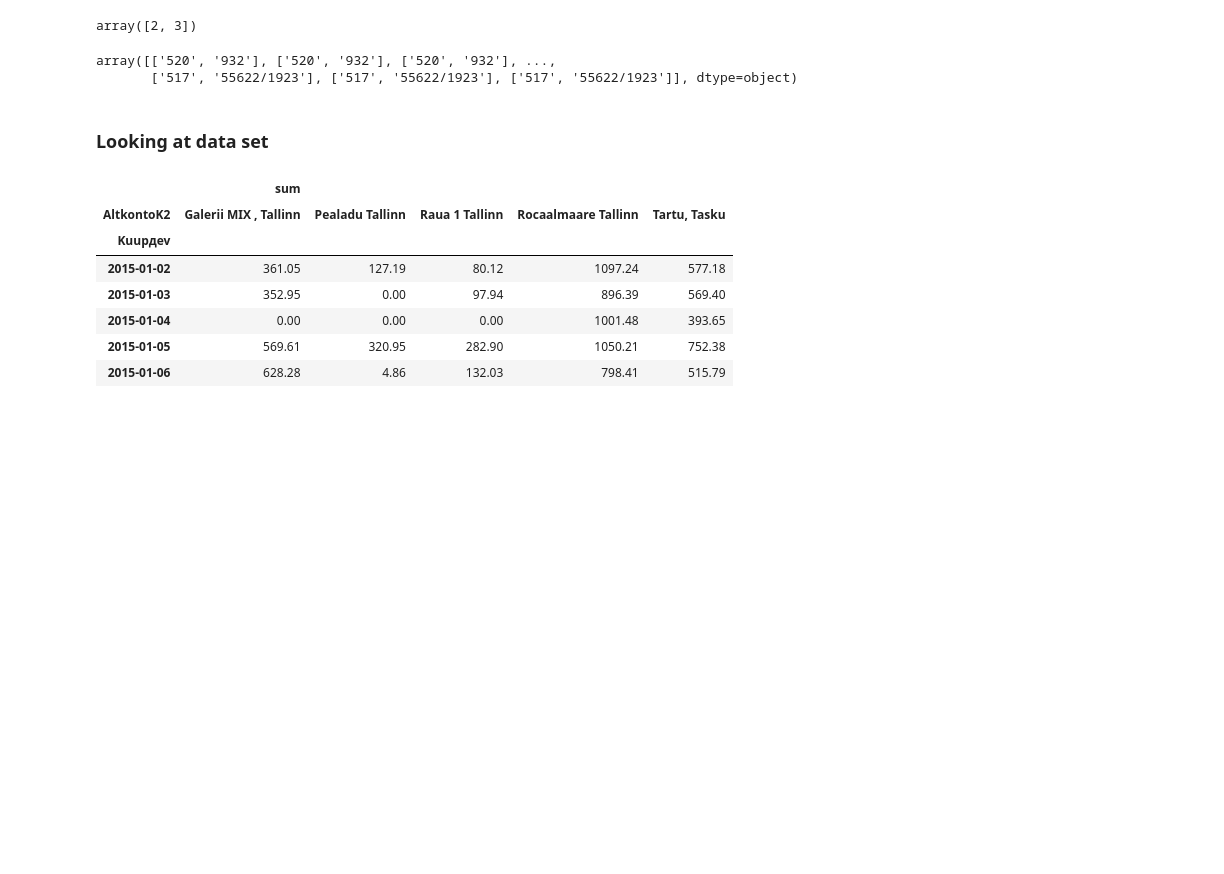
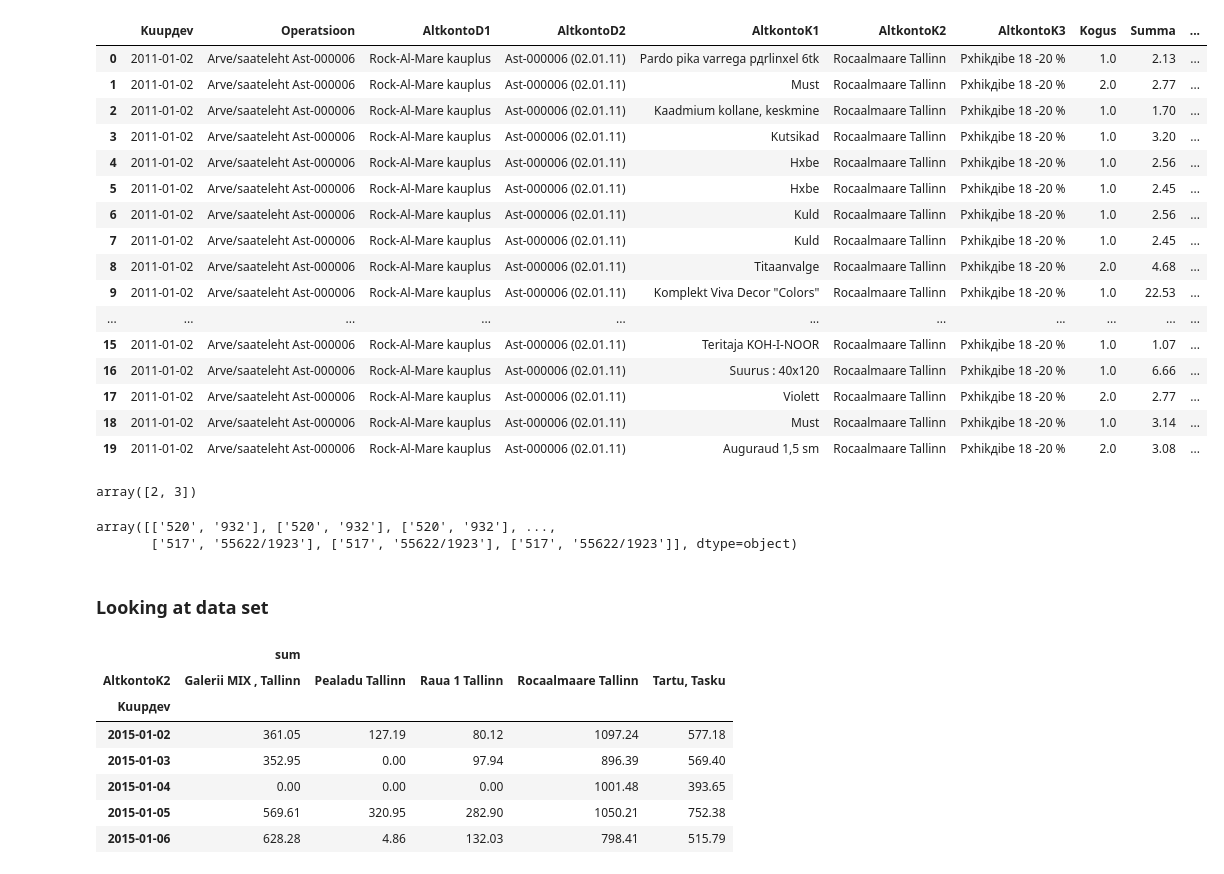
Before and after one commit to DIVIGL1/McGit, a Jupyter notebook: DataGame/HV_first-proba_v1.ipynb, the cells around one changed output. Drawn from its saved outputs; the diff is of its cells as text; code cells hidden in the pictures; blank space fills up the shorter version.

```diff
--- a/DataGame/HV_first-proba_v1.ipynb
+++ b/DataGame/HV_first-proba_v1.ipynb
@@ -61,5 +79,23 @@ df_structure
 # %%
-df.head(5)
+df.head(20)
+# %% [output]
+|  | Kuupдev | Operatsioon | AltkontoD1 | AltkontoD2 | AltkontoK1 | AltkontoK2 | AltkontoK3 | Kogus | Summa | ... |
+| 0 | 2011-01-02 | Arve/saateleht Ast-000006 | Rock-Al-Mare kauplus | Ast-000006 (02.01.11) | Pardo pika varrega pдrlinхel 6tk | Rocaalmaare Tallinn | Pхhikдibe 18 -20 % | 1.0 | 2.13 | ... |
+| 1 | 2011-01-02 | Arve/saateleht Ast-000006 | Rock-Al-Mare kauplus | Ast-000006 (02.01.11) | Must | Rocaalmaare Tallinn | Pхhikдibe 18 -20 % | 2.0 | 2.77 | ... |
+| 2 | 2011-01-02 | Arve/saateleht Ast-000006 | Rock-Al-Mare kauplus | Ast-000006 (02.01.11) | Kaadmium kollane, keskmine | Rocaalmaare Tallinn | Pхhikдibe 18 -20 % | 1.0 | 1.70 | ... |
+| 3 | 2011-01-02 | Arve/saateleht Ast-000006 | Rock-Al-Mare kauplus | Ast-000006 (02.01.11) | Kutsikad | Rocaalmaare Tallinn | Pхhikдibe 18 -20 % | 1.0 | 3.20 | ... |
+| 4 | 2011-01-02 | Arve/saateleht Ast-000006 | Rock-Al-Mare kauplus | Ast-000006 (02.01.11) | Hхbe | Rocaalmaare Tallinn | Pхhikдibe 18 -20 % | 1.0 | 2.56 | ... |
+| 5 | 2011-01-02 | Arve/saateleht Ast-000006 | Rock-Al-Mare kauplus | Ast-000006 (02.01.11) | Hхbe | Rocaalmaare Tallinn | Pхhikдibe 18 -20 % | 1.0 | 2.45 | ... |
+| 6 | 2011-01-02 | Arve/saateleht Ast-000006 | Rock-Al-Mare kauplus | Ast-000006 (02.01.11) | Kuld | Rocaalmaare Tallinn | Pхhikдibe 18 -20 % | 1.0 | 2.56 | ... |
+| 7 | 2011-01-02 | Arve/saateleht Ast-000006 | Rock-Al-Mare kauplus | Ast-000006 (02.01.11) | Kuld | Rocaalmaare Tallinn | Pхhikдibe 18 -20 % | 1.0 | 2.45 | ... |
+| 8 | 2011-01-02 | Arve/saateleht Ast-000006 | Rock-Al-Mare kauplus | Ast-000006 (02.01.11) | Titaanvalge | Rocaalmaare Tallinn | Pхhikдibe 18 -20 % | 2.0 | 4.68 | ... |
+| 9 | 2011-01-02 | Arve/saateleht Ast-000006 | Rock-Al-Mare kauplus | Ast-000006 (02.01.11) | Komplekt Viva Decor "Colors" | Rocaalmaare Tallinn | Pхhikдibe 18 -20 % | 1.0 | 22.53 | ... |
+| ... | ... | ... | ... | ... | ... | ... | ... | ... | ... | ... |
+| 15 | 2011-01-02 | Arve/saateleht Ast-000006 | Rock-Al-Mare kauplus | Ast-000006 (02.01.11) | Teritaja KOH-I-NOOR | Rocaalmaare Tallinn | Pхhikдibe 18 -20 % | 1.0 | 1.07 | ... |
+| 16 | 2011-01-02 | Arve/saateleht Ast-000006 | Rock-Al-Mare kauplus | Ast-000006 (02.01.11) | Suurus : 40x120 | Rocaalmaare Tallinn | Pхhikдibe 18 -20 % | 1.0 | 6.66 | ... |
+| 17 | 2011-01-02 | Arve/saateleht Ast-000006 | Rock-Al-Mare kauplus | Ast-000006 (02.01.11) | Violett | Rocaalmaare Tallinn | Pхhikдibe 18 -20 % | 2.0 | 2.77 | ... |
+| 18 | 2011-01-02 | Arve/saateleht Ast-000006 | Rock-Al-Mare kauplus | Ast-000006 (02.01.11) | Must | Rocaalmaare Tallinn | Pхhikдibe 18 -20 % | 1.0 | 3.14 | ... |
+| 19 | 2011-01-02 | Arve/saateleht Ast-000006 | Rock-Al-Mare kauplus | Ast-000006 (02.01.11) | Auguraud 1,5 sm | Rocaalmaare Tallinn | Pхhikдibe 18 -20 % | 2.0 | 3.08 | ... |
 # %%
 %%time
 lens=[]
```
Also changed, not shown: parts of 6 cells of this notebook.
